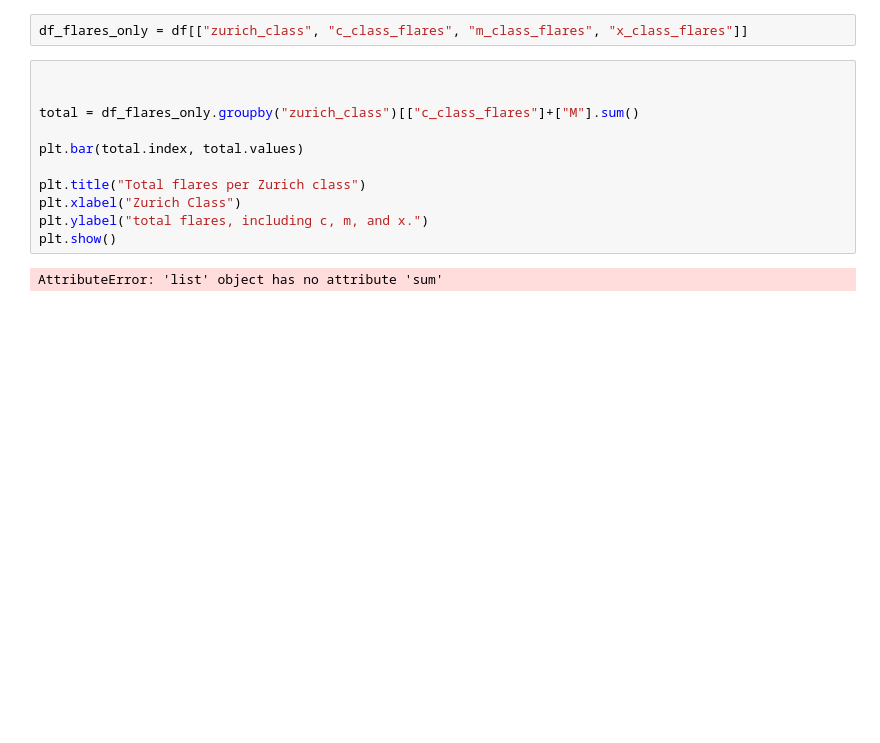
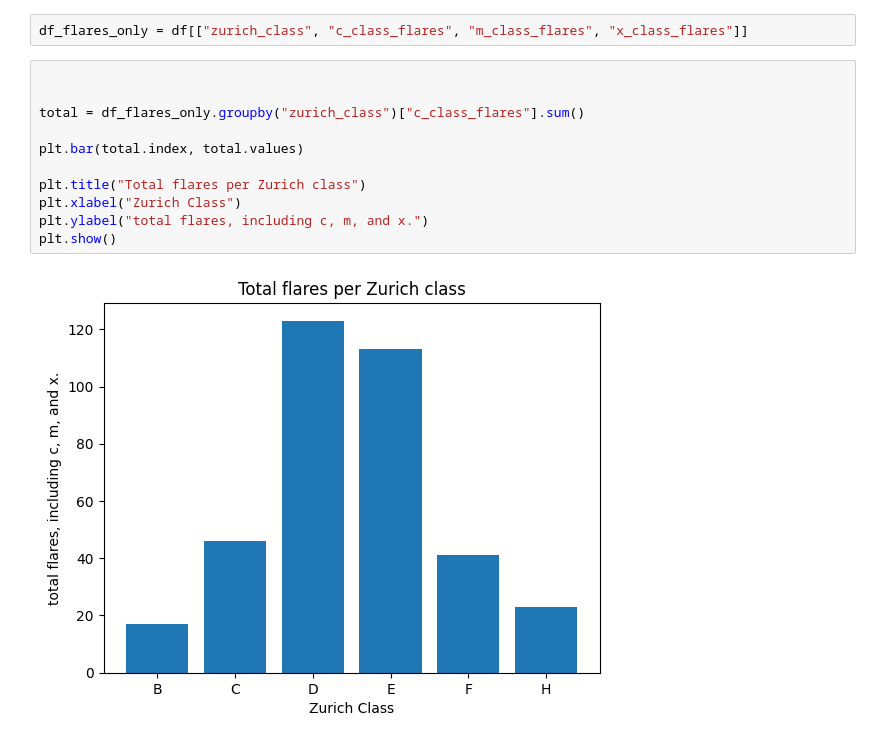
Before and after one commit to nollamae7-spec/DSRSP-Solar-Flares, a Jupyter notebook: DSHRP_Solar_Flares.ipynb, the cells around one changed output. Saved outputs shown, nothing was run; the diff lists cells and outputs as text; blank space fills up the shorter version.

```diff
--- a/DSHRP_Solar_Flares.ipynb
+++ b/DSHRP_Solar_Flares.ipynb
@@ -278,13 +278,13 @@ df_flares_only = df[["zurich_class", "c_class_flares", "m_class_flares", "x_clas
 # %%
 
 
-total = df_flares_only.groupby("zurich_class")[["c_class_flares"]+["M"].sum()
+total = df_flares_only.groupby("zurich_class")["c_class_flares"].sum()
 
 plt.bar(total.index, total.values)
 
 plt.title("Total flares per Zurich class")
 plt.xlabel("Zurich Class")
 plt.ylabel("total flares, including c, m, and x.")
 plt.show()
 # %% [output]
-AttributeError: 'list' object has no attribute 'sum'
+[figure, added]
```
Also changed, not shown: parts of 8 cells of this notebook.
